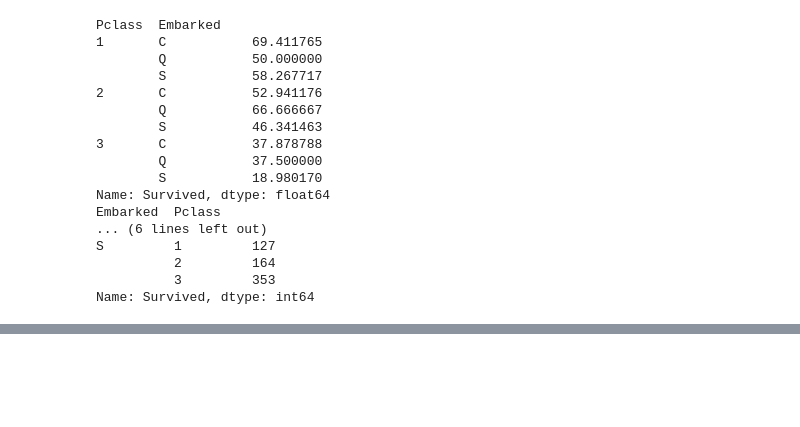
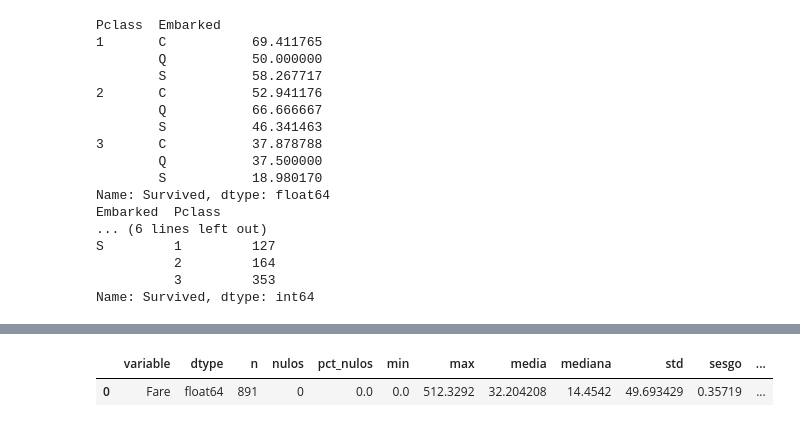
Before and after one commit to urcuninna/titanic_project, a Jupyter notebook: nootebooks/01_data_exploration.ipynb, the cells around one changed output, grey strips where cells are left out. Cells and saved outputs as stored; diff of their text form; code cells hidden in the pictures; blank space fills up the shorter version.

```diff
--- a/nootebooks/01_data_exploration.ipynb
+++ b/nootebooks/01_data_exploration.ipynb
@@ -533,0 +522,29 @@ Name: Survived, dtype: int64
+# %%
+# Validación Variables numéricas Age, SibSp, Parch y Fare
+def resumen_numericas (df, col):
+    data = df[col]
+
+    resumen = {
+        "variable": col,
+        "dtype": data.dtype,
+        "n": data.shape[0],
+        "nulos": data.isna().sum(),
+        "pct_nulos": round(data.isna().mean() * 100, 2),
+        "min": data.min(),
+        "max": data.max(),
+        "media": data.mean(),
+        "mediana": data.median(),
+        "std": data.std(),
+        "sesgo": (data.mean() - data.median())/data.std(),
+        "cv": data.std()/data.mean(),
+        "var": data.var(),
+        "skewness": data.skew(),
+        "kurtosis": data.kurt(),
+        "quantiles": data.quantile([0.25, 0.5, 0.75]).to_dict(),
+        "iqr": data.quantile(0.75) - data.quantile(0.25),
+        "iqr relativo": (data.quantile(0.75) - data.quantile(0.25))/data.median(),
+        "outliers LS": data.quantile(0.75) + 1.5 * (data.quantile(0.75) - data.quantile(0.25)),
+        "outliers LI": data.quantile(0.25) - 1.5 * (data.quantile(0.75) - data.quantile(0.25))
+    }
+
+    return pd.DataFrame([resumen])
@@ -533,0 +571,7 @@ Name: Survived, dtype: int64
+# %%
+# Fare validación
+
+resumen_numericas(df, 'Fare')
+# %% [output]
+|  | variable | dtype | n | nulos | pct_nulos | min | max | media | mediana | std | sesgo | ... |
+| 0 | Fare | float64 | 891 | 0 | 0.0 | 0.0 | 512.3292 | 32.204208 | 14.4542 | 49.693429 | 0.35719 | ... |
```
Also changed, not shown: parts of 17 cells of this notebook.
